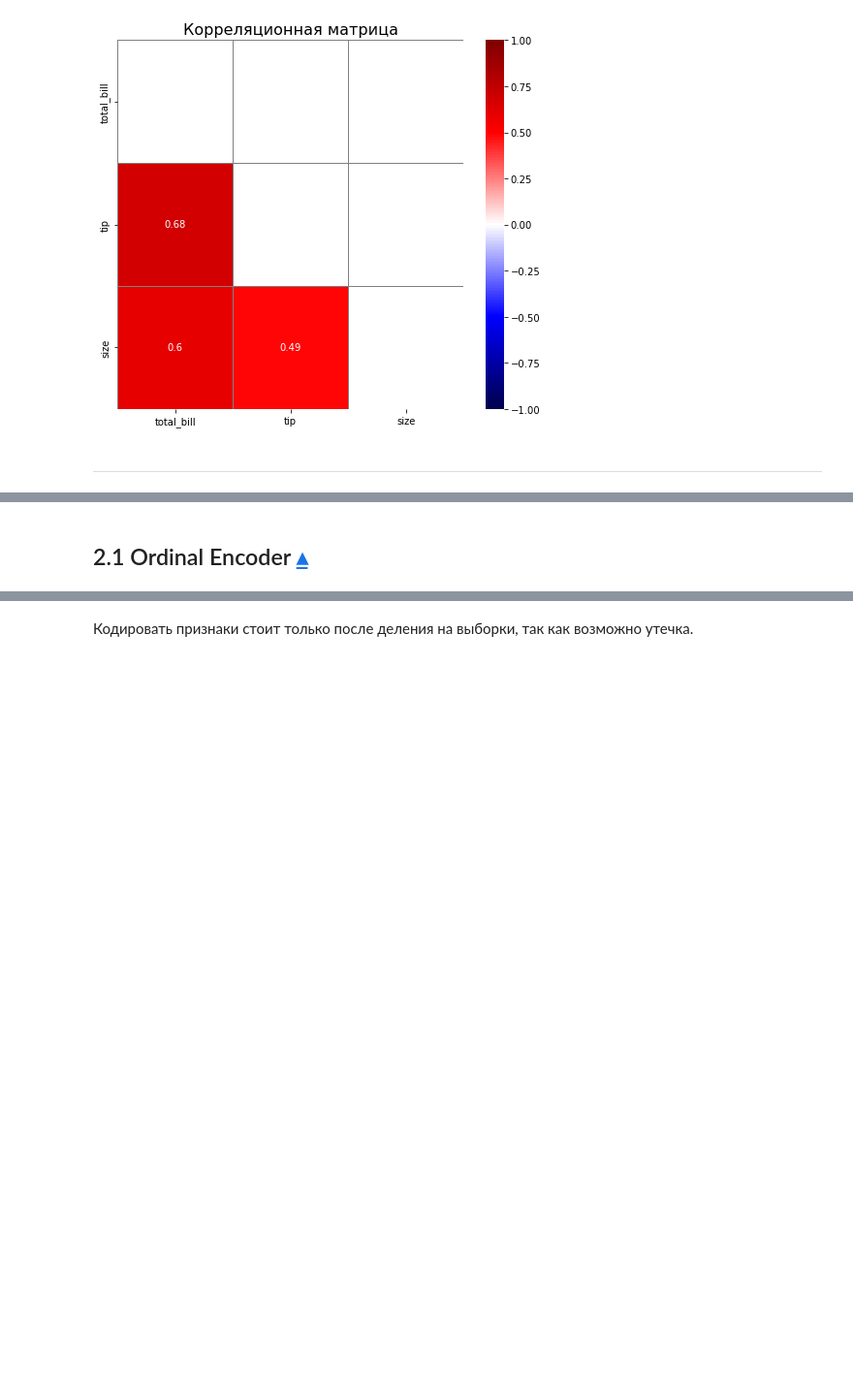
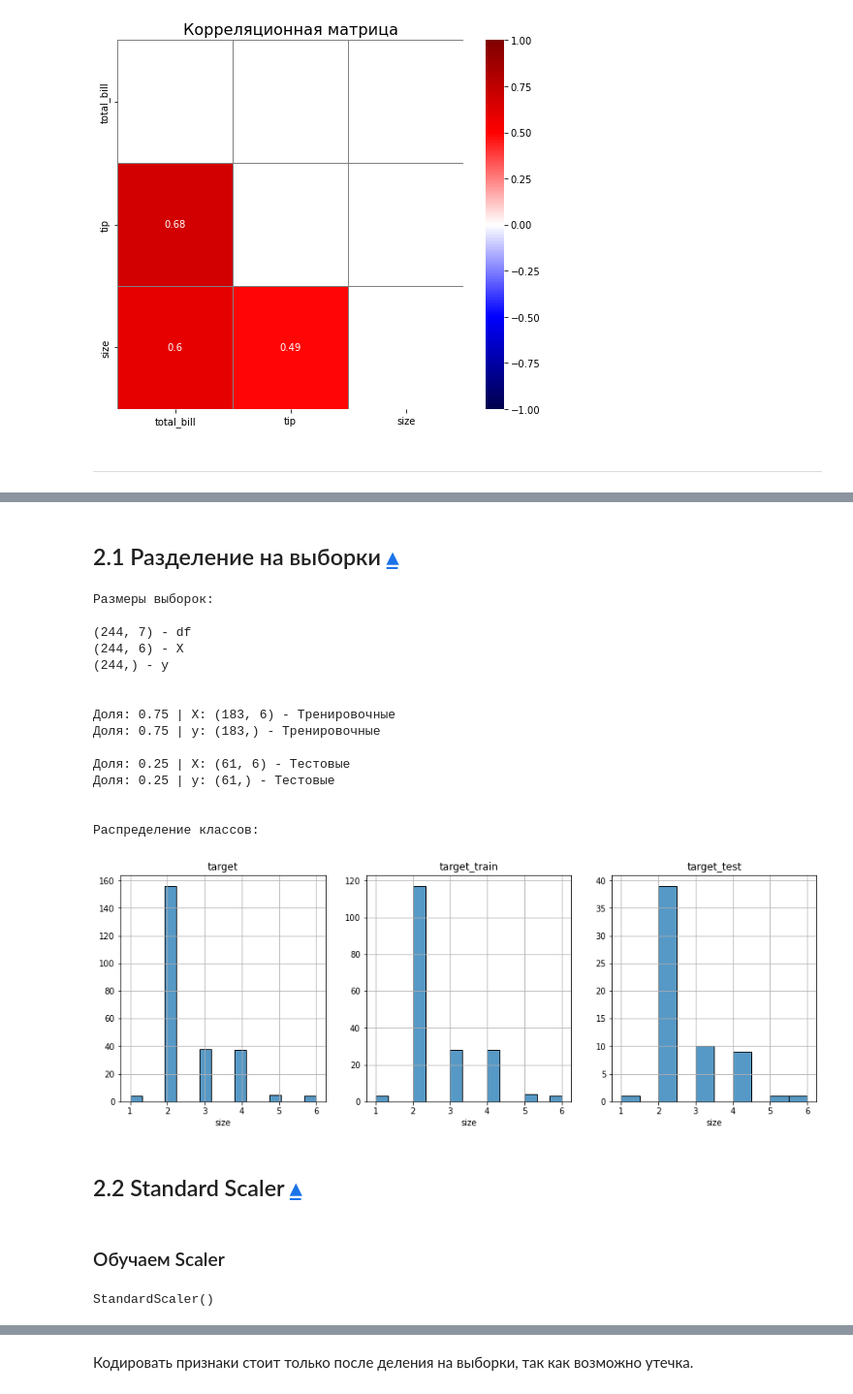
Before and after one commit to mustdayker/ds_learn, a Jupyter notebook: implementation_book.ipynb, the cells around one changed output, grey strips where cells are left out. Shown at 97% size. Cells and saved outputs as stored; diff of their text form; code cells hidden in the pictures; blank space fills up the shorter version.

```diff
--- a/implementation_book.ipynb
+++ b/implementation_book.ipynb
@@ -73,3 +97,62 @@ Text(0.5, 1.0, 'Корреляционная матрица')
 # %% [markdown]
 <a id='part_21'></a>
-## 2.1 Ordinal Encoder [▴](#head)
+## 2.1 Разделение на выборки [▴](#head)
+# %%
+from sklearn.model_selection import train_test_split
+
+X = df.drop(['size'], axis=1)
+y = df['size']
+
+X_train, X_test, y_train, y_test = train_test_split(X, y,
+                                                    random_state=12345,
+                                                    test_size=0.25,
+                                                    stratify=y) # стратифицируем выборку по таргету
+                                                                # чтобы в выборки попало одинаковое соотношение классов
+                                                                # это требуется только для задач классификации
+# %%
+def part_of_df(X, y, title):
+    print(f'\nДоля: {len(X) / len(df):.2f} | X: {X.shape} - {title}')
+    print(f'Доля: {len(y) / len(df):.2f} | y: {y.shape} - {title}')
+
+print('Размеры выборок:\n')
+
+print(f'{df.shape} - df')
+print(f'{X.shape} - X')
+print(f'{y.shape} - y\n')
+
+part_of_df(X_train, y_train, 'Тренировочные')
+part_of_df(X_test, y_test, 'Тестовые')
+
+
+print('\n')
+print('Распределение классов:')
+
+fig, axs = plt.subplots(1, 3, figsize=(15, 5))
+
+for i in range(3):
+    sns.histplot(data=[y, y_train, y_test][i], ax=axs[i])
+    axs[i].set_title(['target', 'target_train', 'target_test'][i])
+    axs[i].grid()
+    axs[i].set_ylabel('')
+
+plt.show()
+# %% [output]
+Размеры выборок:
+
+(244, 7) - df
+(244, 6) - X
+(244,) - y
+
+
+Доля: 0.75 | X: (183, 6) - Тренировочные
+Доля: 0.75 | y: (183,) - Тренировочные
+
+Доля: 0.25 | X: (61, 6) - Тестовые
+Доля: 0.25 | y: (61,) - Тестовые
+
+
+Распределение классов:
+[figure, added]
+# %% [markdown]
+<a id='part_22'></a>
+## 2.2 Standard Scaler [▴](#head)
@@ -75,0 +166,18 @@ Text(0.5, 1.0, 'Корреляционная матрица')
+# %% [markdown]
+### Обучаем Scaler
+# %%
+scaler = StandardScaler()
+
+# получаем список заголовков столбцов с текстовыми данными
+# получаем список заголовков столбцов с числовыми данными
+cat_labels = X_train.select_dtypes(include=['object', 'category']).columns
+num_labels = X_train.columns.drop(cat_labels)
+
+# оставим в переменных столбцы с числовыми и текстовыми даннымми
+# и сбрасываем индекс для корректного конкатенирования
+num_col = X_train[num_labels].reset_index(drop=True)
+cat_col = X_train[cat_labels].reset_index(drop=True)
+
+scaler.fit(num_col) # обучаем scaler
+# %% [output]
+StandardScaler()
```
Also changed, not shown: parts of 39 cells of this notebook.
